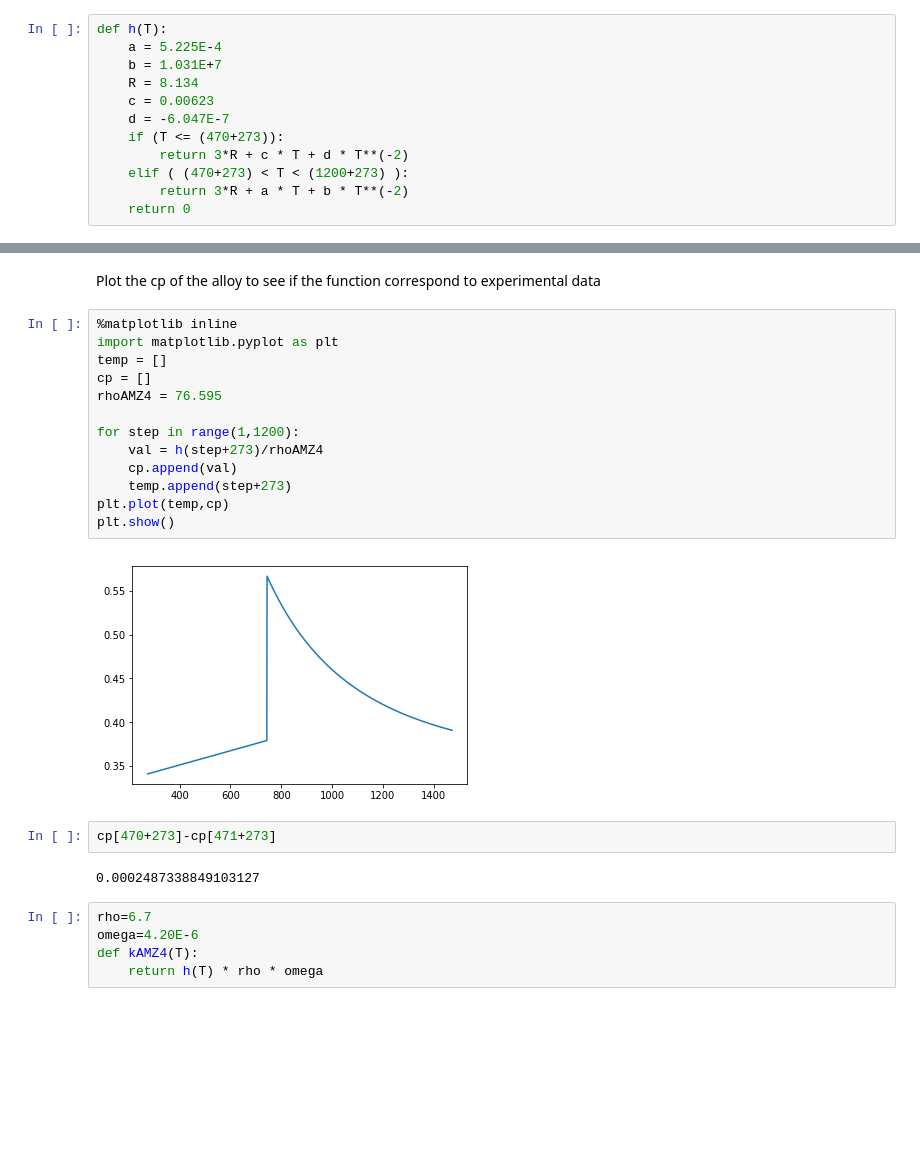
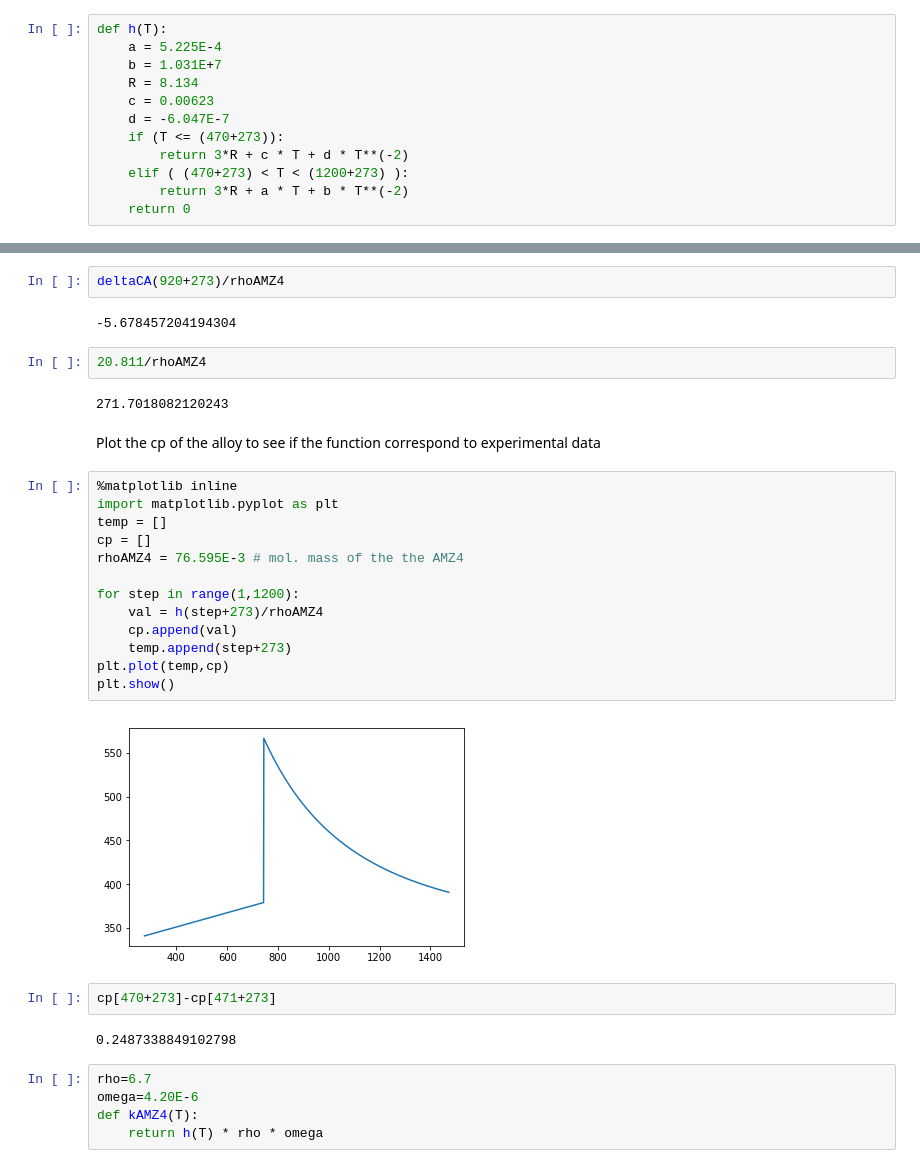
Before and after one commit to Teslos/TTT, a Jupyter notebook: TTTBMG.ipynb, the cells around one changed output, grey strips where cells are left out. Saved outputs shown, nothing was run; the diff lists cells and outputs as text; blank space fills up the shorter version.

```diff
--- a/TTTBMG.ipynb
+++ b/TTTBMG.ipynb
@@ -144,24 +154,32 @@ def h(T):
+# %%
+deltaCA(920+273)/rhoAMZ4
+# %% [output]
+-5.678457204194304
+# %%
+20.811/rhoAMZ4
+# %% [output]
+271.7018082120243
 # %% [markdown]
 Plot the cp of the alloy to see if the function correspond to experimental data
 # %%
 %matplotlib inline
 import matplotlib.pyplot as plt
 temp = []
 cp = []
-rhoAMZ4 = 76.595
+rhoAMZ4 = 76.595E-3 # mol. mass of the the AMZ4
 
 for step in range(1,1200):
     val = h(step+273)/rhoAMZ4
     cp.append(val)
     temp.append(step+273)
 plt.plot(temp,cp)
 plt.show()
 # %% [output]
-[figure, old version]
+[figure, new version]
 # %%
 cp[470+273]-cp[471+273]
 # %% [output]
-0.0002487338849103127
+0.2487338849102798
 # %%
 rho=6.7
 omega=4.20E-6
```
Also changed, not shown: parts of 3 cells of this notebook, 1 other file.
